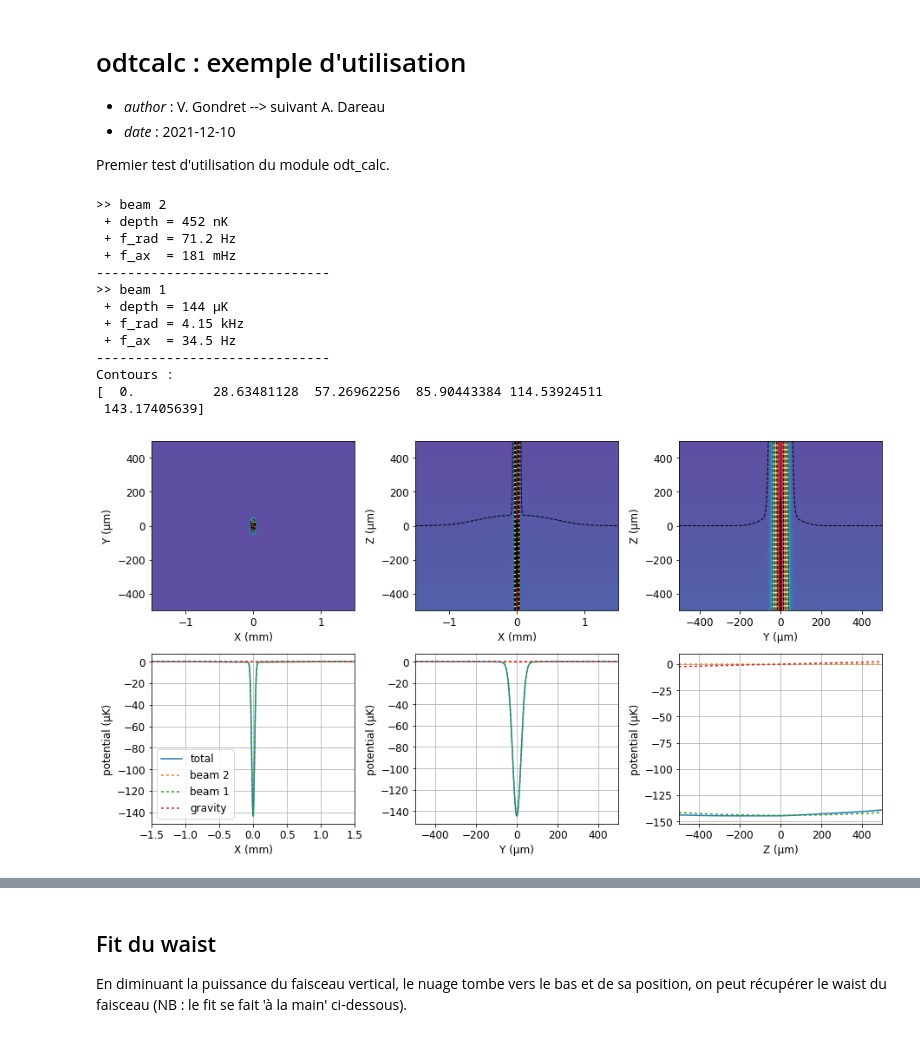
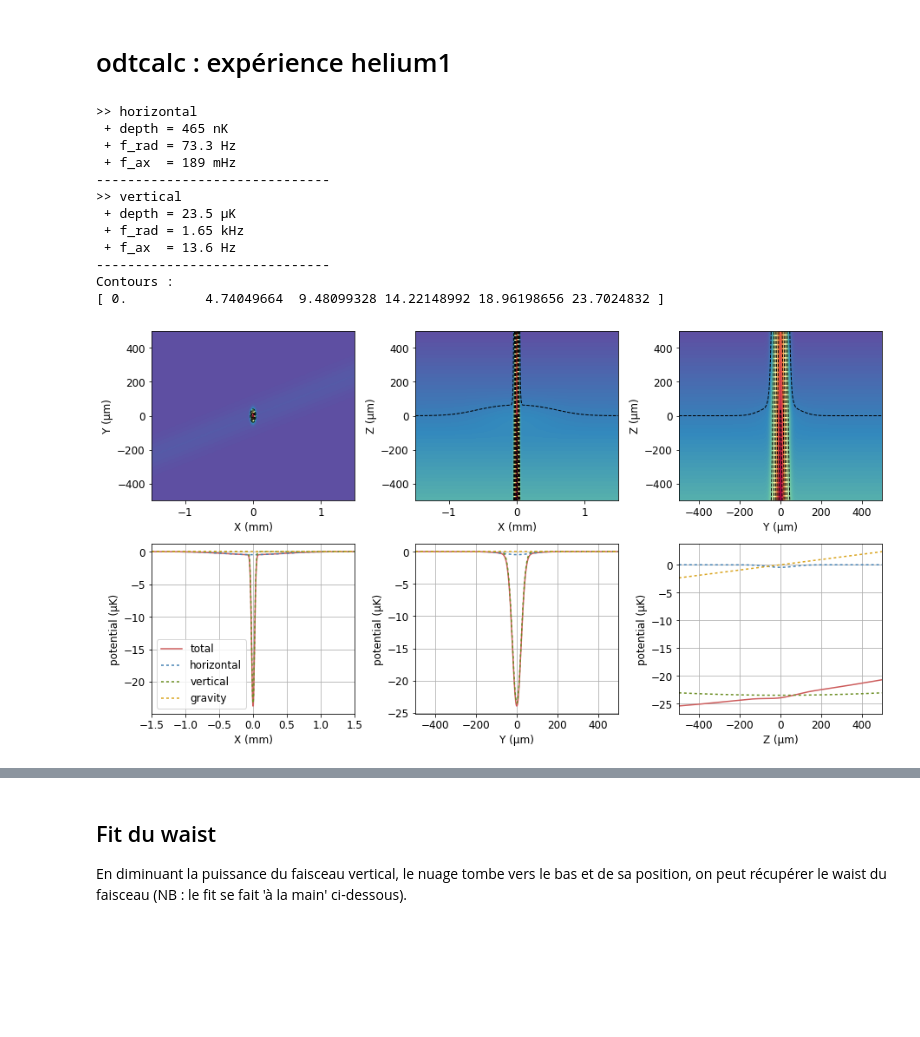
Before and after one commit to quantumatomoptic/heliumtools, a Jupyter notebook: heliumtools/exemples/odt-calc.ipynb, the cells around one changed output, grey strips where cells are left out. Drawn from its saved outputs; the diff is of its cells as text; code cells hidden in the pictures; blank space fills up the shorter version.

Commit message:
Adding Coils_He1_at_LCF at odt-calc

```diff
--- a/heliumtools/exemples/odt-calc.ipynb
+++ b/heliumtools/exemples/odt-calc.ipynb
@@ -1,11 +1,6 @@
 # %% [markdown]
   <a id='top'></a>
- # odtcalc  : exemple d'utilisation
-
- * _author_ : V. Gondret --> suivant A. Dareau
- * _date_   : 2021-12-10
-
-Premier test d'utilisation du module odt_calc.
+ # odtcalc  : expérience helium1
 # %%
 # -- global imports
 import sys
@@ -28,48 +23,48 @@ plt.rcParams.update({'font.size': 12})
 #X est l'axe pompe
 #Y est l'axe Zeeman
 # Z est la gravité
-vertial_power = 3
-vertical_waist = 42e-6
+vertial_power = 0.5
+vertical_waist = 42.5e-6
 
 beamV = {'waist_value': vertical_waist,
          'power': vertial_power,
          'theta': 0 * pi / 180,  # i.e. in vertical plane
          'phi': pi/2,
-         'label': 'beam 1'}
+         'label': 'vertical'}
 
-beamH = {'waist_value': 137e-6,
+beamH = {'waist_value': 135e-6,
          'power': 0.1 ,
          'theta': pi / 2,  # i.e. in horizontal plane
          'phi': 9 * pi / 180,
-         'label': 'beam 2'}
+         'waist_position':(0,0,0),
+         'label': 'horizontal'}
 
 odt = Trap(atom=Helium())
 
 # trap general settings
 odt.gravity = True  # enables gravity (True by default)
 odt.magnetic_field_offset = (0, 0, 0)  # homogeneous magnetic field offset
 
 # -- setup trap
 odt.add_laser(**beamH)
 odt.add_laser(**beamV)
 #odt.add_laser(**beamV2)
 # -- analyze
 # expected properties
 odt.compute_theoretical_properties()
 # plot potential
 odt.plot_potential(spatial_range=(1.5e-3, 500e-6, 500e-6), figsize=(13,7))
 # %% [output]
->> beam 2
- + depth = 452 nK
- + f_rad = 71.2 Hz
- + f_ax  = 181 mHz
+>> horizontal
+ + depth = 465 nK
+ + f_rad = 73.3 Hz
+ + f_ax  = 189 mHz
 ------------------------------
->> beam 1
- + depth = 144 µK
- + f_rad = 4.15 kHz
- + f_ax  = 34.5 Hz
+>> vertical
+ + depth = 23.5 µK
+ + f_rad = 1.65 kHz
+ + f_ax  = 13.6 Hz
 ------------------------------
 Contours :
-[  0.          28.63481128  57.26962256  85.90443384 114.53924511
- 143.17405639]
+[ 0.          4.74049664  9.48099328 14.22148992 18.96198656 23.7024832 ]
-[figure, old version]
+[figure, new version]
```
Also changed, not shown: parts of 1 cell of this notebook, 7 other files.
